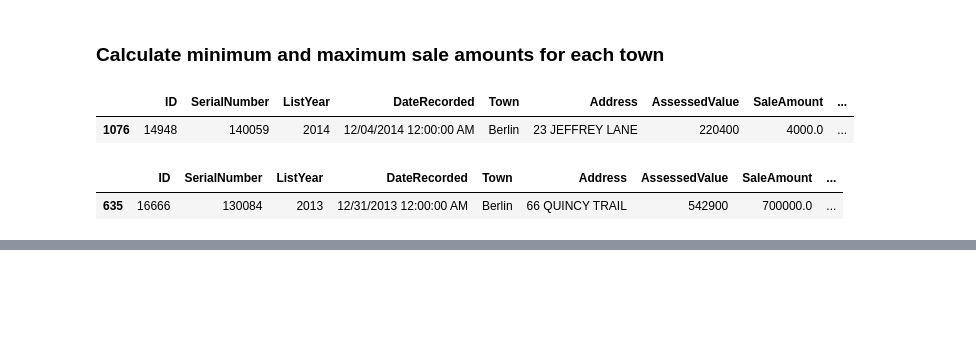
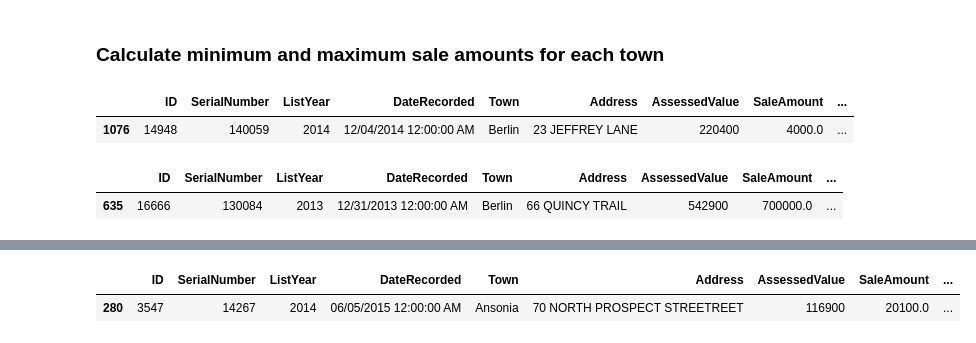
Before and after one commit to jamiekasulis/ct_real_estate_sales, a Jupyter notebook: Data Exploration.ipynb, the cells around one changed output, grey strips where cells are left out. Saved outputs shown, nothing was run; the diff lists cells and outputs as text; code cells hidden in the pictures; blank space fills up the shorter version.

```diff
--- a/Data Exploration.ipynb
+++ b/Data Exploration.ipynb
@@ -410,0 +385,5 @@ town_df.head(5)
+# %%
+get_town_max(res_df, town_df, 'Ansonia', 'SalesRatio')
+# %% [output]
+|  | ID | SerialNumber | ListYear | DateRecorded | Town | Address | AssessedValue | SaleAmount | ... |
+| 280 | 3547 | 14267 | 2014 | 06/05/2015 12:00:00 AM | Ansonia | 70 NORTH PROSPECT STREETREET | 116900 | 20100.0 | ... |
```
Also changed, not shown: parts of 20 cells of this notebook.
